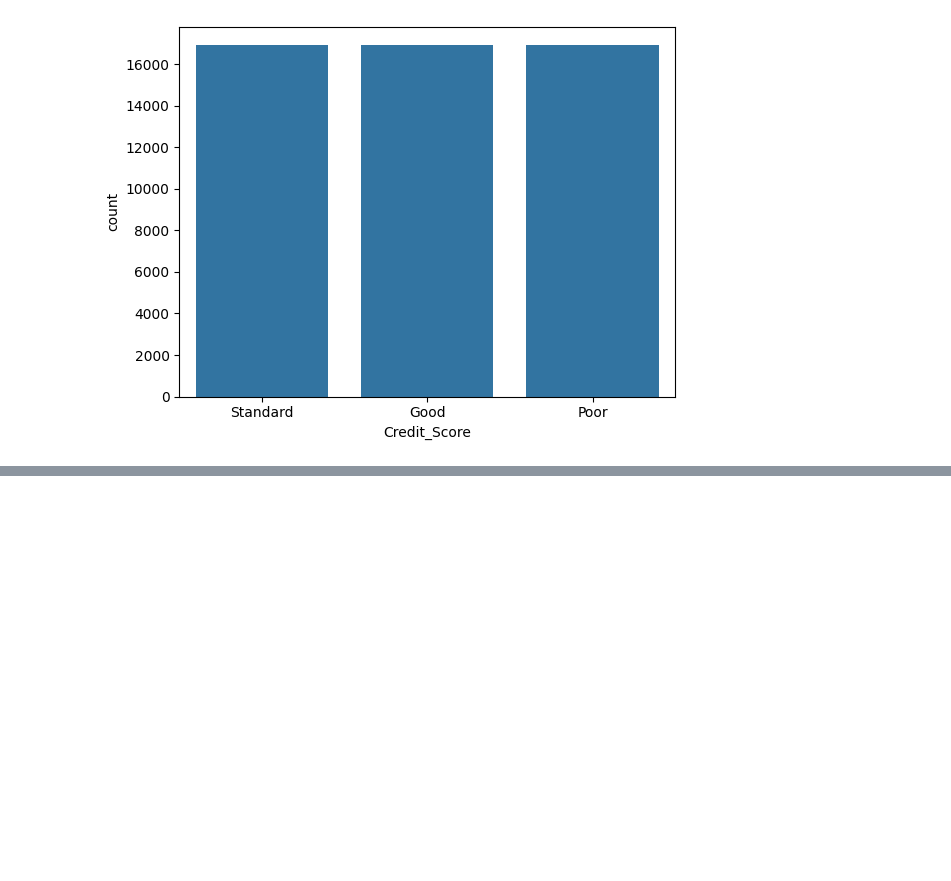
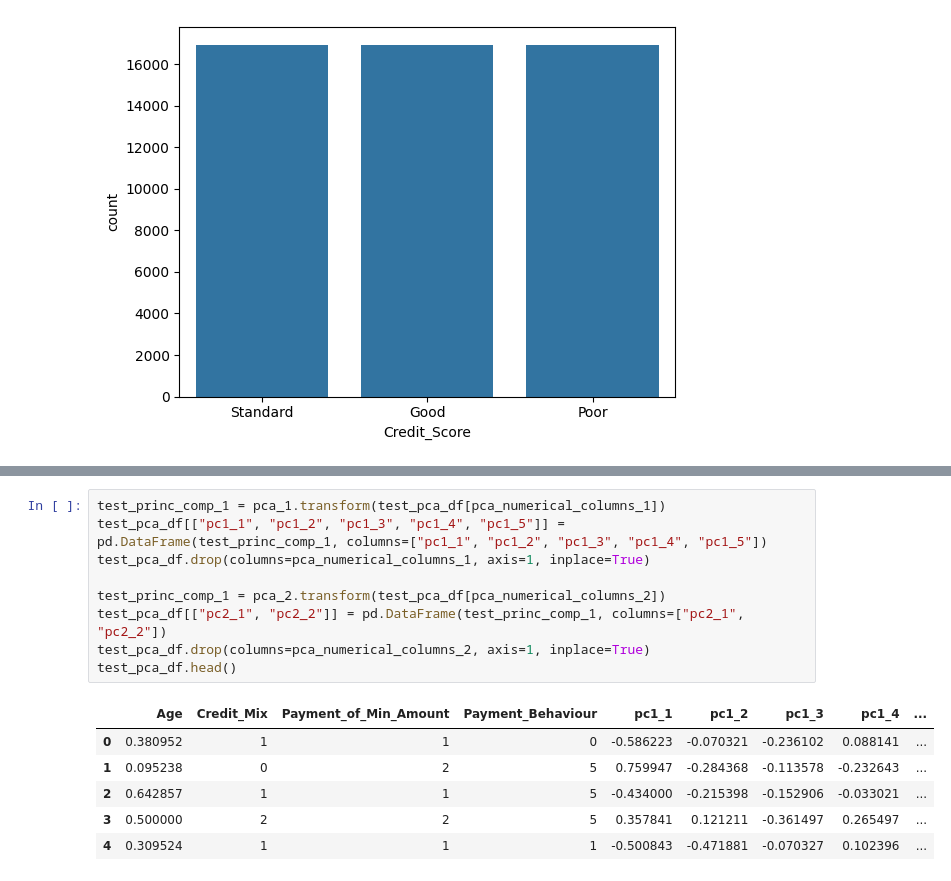
Before and after one commit to Dziarur/dashboard-PT, a Jupyter notebook: main.ipynb, the cells around one changed output, grey strips where cells are left out. Drawn from its saved outputs; the diff is of its cells as text; blank space fills up the shorter version.

```diff
--- a/main.ipynb
+++ b/main.ipynb
@@ -647,0 +832,16 @@ plt.show()
+# %%
+test_princ_comp_1 = pca_1.transform(test_pca_df[pca_numerical_columns_1])
+test_pca_df[["pc1_1", "pc1_2", "pc1_3", "pc1_4", "pc1_5"]] = pd.DataFrame(test_princ_comp_1, columns=["pc1_1", "pc1_2", "pc1_3", "pc1_4", "pc1_5"])
+test_pca_df.drop(columns=pca_numerical_columns_1, axis=1, inplace=True)
+
+test_princ_comp_1 = pca_2.transform(test_pca_df[pca_numerical_columns_2])
+test_pca_df[["pc2_1", "pc2_2"]] = pd.DataFrame(test_princ_comp_1, columns=["pc2_1", "pc2_2"])
+test_pca_df.drop(columns=pca_numerical_columns_2, axis=1, inplace=True)
+test_pca_df.head()
+# %% [output]
+|  | Age | Credit_Mix | Payment_of_Min_Amount | Payment_Behaviour | pc1_1 | pc1_2 | pc1_3 | pc1_4 | ... |
+| 0 | 0.380952 | 1 | 1 | 0 | -0.586223 | -0.070321 | -0.236102 | 0.088141 | ... |
+| 1 | 0.095238 | 0 | 2 | 5 | 0.759947 | -0.284368 | -0.113578 | -0.232643 | ... |
+| 2 | 0.642857 | 1 | 1 | 5 | -0.434000 | -0.215398 | -0.152906 | -0.033021 | ... |
+| 3 | 0.500000 | 2 | 2 | 5 | 0.357841 | 0.121211 | -0.361497 | 0.265497 | ... |
+| 4 | 0.309524 | 1 | 1 | 1 | -0.500843 | -0.471881 | -0.070327 | 0.102396 | ... |
```
Also changed, not shown: parts of 21 cells of this notebook, 27 other files.
